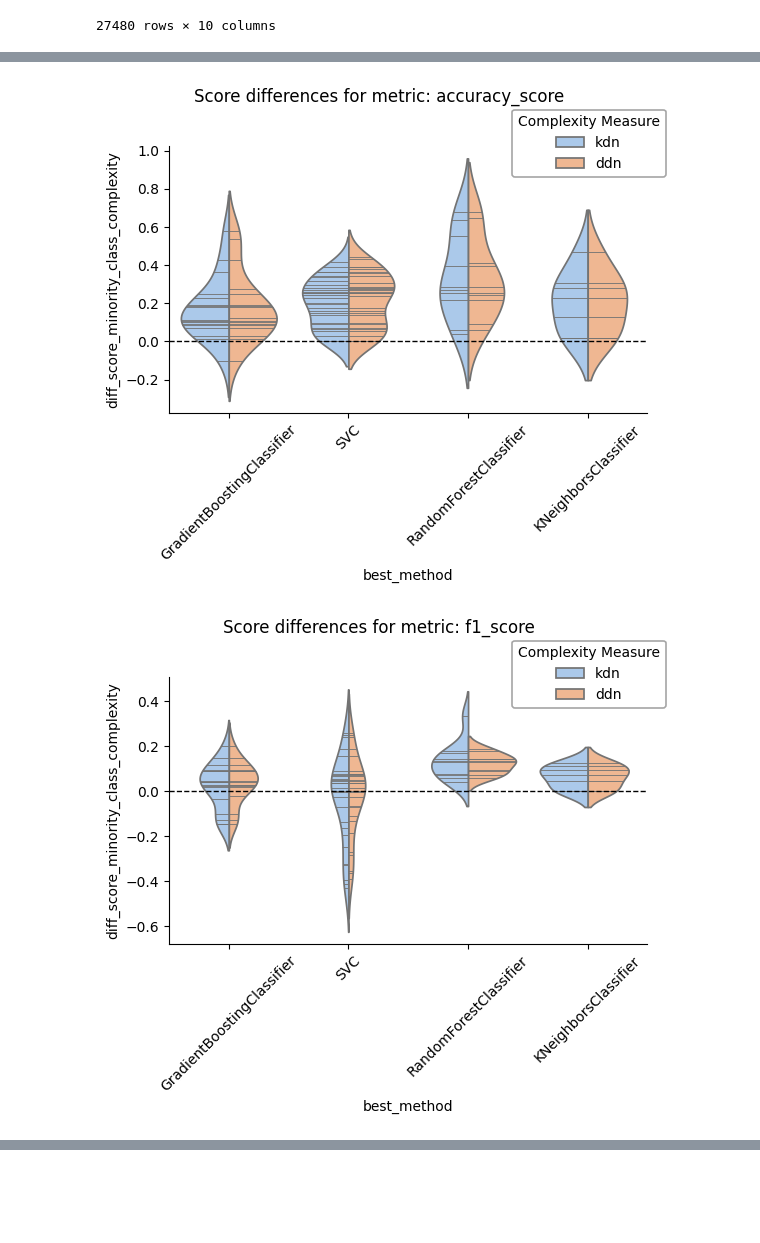
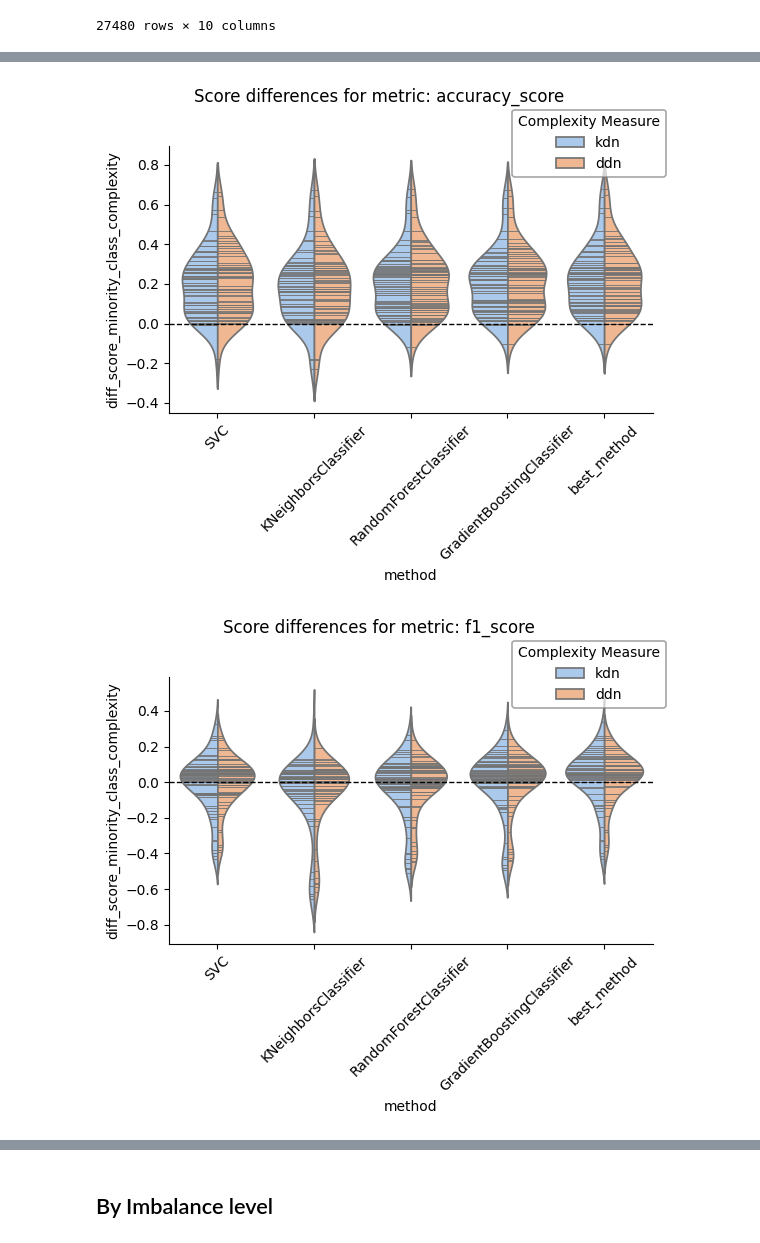
Before and after one commit to URJCDSLab/dynamic_disagreeing_neighbors, a Jupyter notebook: notebooks/complexity_across_models_and_imbalance_all.ipynb, the cells around one changed output, grey strips where cells are left out. Drawn from its saved outputs; the diff is of its cells as text; code cells hidden in the pictures; blank space fills up the shorter version.

```diff
--- a/notebooks/complexity_across_models_and_imbalance_all.ipynb
+++ b/notebooks/complexity_across_models_and_imbalance_all.ipynb
@@ -38,3 +35,0 @@ df_filtered = df_score_differences[df_score_differences['k'] == k]
-# %%
-# Merge with best method information
-df_merged = df_filtered.merge(df_description[['dataset', 'class_prop_category']], on='dataset', how='inner')
@@ -57,2 +35,0 @@ df_merged
-# %%
-df_merged = prepare_data(df_description, df_score_differences, df_performance_results, 1)
@@ -118,5 +91,5 @@ calculate_grouped_statistics(df_merged, diff='diff_score_minority_class_complexi
 # %%
-plot_score_differences(df_merged, diff='diff_score_minority_class_complexity', x_var='best_method')
+plot_score_differences(df_merged, diff='diff_score_minority_class_complexity', x_var='method')
 # %% [output]
-[figure, old version]
+[figure, new version]
-[figure, old version]
+[figure, new version]
@@ -125,3 +98,5 @@ plot_score_differences(df_merged, diff='diff_score_minority_class_complexity', x
+# %% [markdown]
+## By Imbalance level
 # %%
 calculate_grouped_statistics(df_merged, diff='diff_score_most_complex_class', x_var='class_prop_category')
 # %% [output]
```
Also changed, not shown: parts of 39 cells of this notebook, 1 other file.
